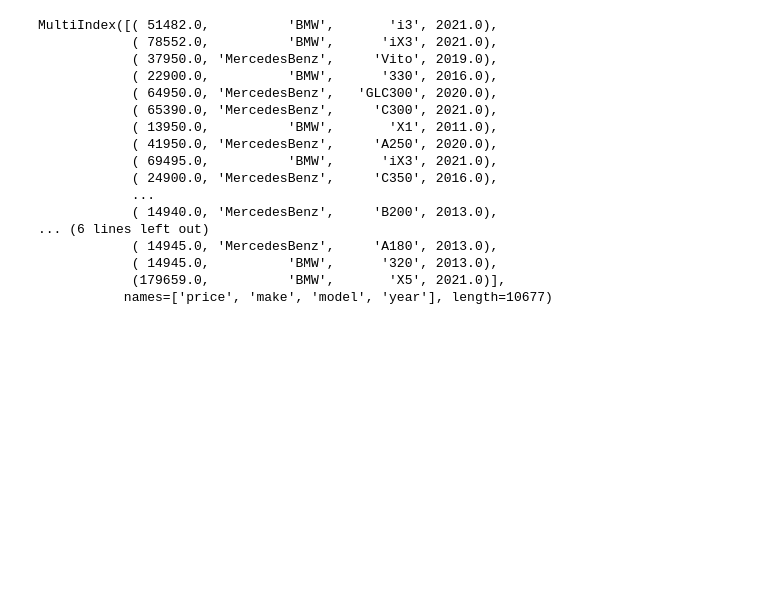
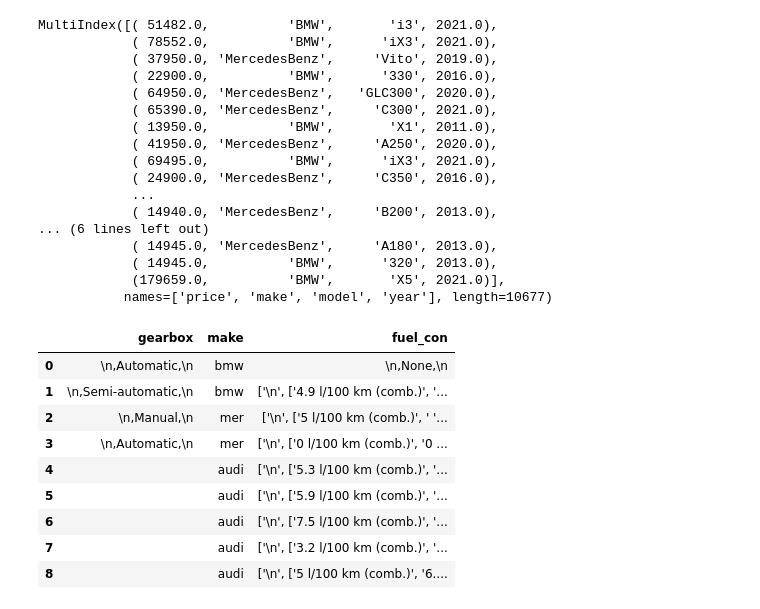
Before and after one commit to abdullahcayde/Auto_Scout_Project, a Jupyter notebook: sil.ipynb, the cells around one changed output. Cells and saved outputs as stored; diff of their text form; code cells hidden in the pictures; blank space fills up the shorter version.

```diff
--- a/sil.ipynb
+++ b/sil.ipynb
@@ -942,3 +978,24 @@ MultiIndex([( 51482.0,          'BMW',       'i3', 2021.0),
             ( 14945.0,          'BMW',      '320', 2013.0),
             (179659.0,          'BMW',       'X5', 2021.0)],
            names=['price', 'make', 'model', 'year'], length=10677)
+# %%
+import pandas as pd
+import numpy as np
+import seaborn as sns
+import regex
+import datetime
+import matplotlib.pyplot as plt
+
+import warnings
+warnings.simplefilter(action='ignore')
+
+# Show 2 decimals
+pd.set_option('display.float_format', lambda x: '%.0f' % x)
+#pd.options.display.float_format = '{:,.2f}'.format
+
+#Butun kolon ve satirlari gormek icin
+pd.set_option('display.max_columns', None)
+pd.set_option('display.max_rows', None)
+
+# Set plot background
+sns.set_theme(style="whitegrid")
@@ -944,0 +1005,23 @@ MultiIndex([( 51482.0,          'BMW',       'i3', 2021.0),
+# %%
+df = pd.DataFrame({'gearbox' : ['\n,Automatic,\n', '\n,Semi-automatic,\n', '\n,Manual,\n', '\n,Automatic,\n', '', '', '', '', ''],
+             'make' : ['bmw', 'bmw', 'mer', 'mer', 'audi', 'audi', 'audi', 'audi', 'audi'],
+        'fuel_con' : ["\n,None,\n", "['\\n', ['4.9 l/100 km (comb.)', ' ', ' '], '\\n']",
+       "['\\n', ['5 l/100 km (comb.)', ' ', ' '], '\\n']",
+       "['\\n', ['0 l/100 km (comb.)', '0 l/100 km (city)', '0 l/100 km (country)'], '\\n']",
+       "['\\n', ['5.3 l/100 km (comb.)', '6.5 l/100 km (city)', '4.6 l/100 km (country)'], '\\n']",
+       "['\\n', ['5.9 l/100 km (comb.)', '7.5 l/100 km (city)', '5.1 l/100 km (country)'], '\\n']",
+       "['\\n', ['7.5 l/100 km (comb.)', '9.4 l/100 km (city)', '6.4 l/100 km (country)'], '\\n']",
+       "['\\n', ['3.2 l/100 km (comb.)', '4.1 l/100 km (city)', '2.7 l/100 km (country)'], '\\n']",
+       "['\\n', ['5 l/100 km (comb.)', '6.1 l/100 km (city)', '4.3 l/100 km (country)'], '\\n']"] })
+df
+# %% [output]
+|  | gearbox | make | fuel_con |
+| 0 | \n,Automatic,\n | bmw | \n,None,\n |
+| 1 | \n,Semi-automatic,\n | bmw | ['\n', ['4.9 l/100 km (comb.)', '... |
+| 2 | \n,Manual,\n | mer | ['\n', ['5 l/100 km (comb.)', ' '... |
+| 3 | \n,Automatic,\n | mer | ['\n', ['0 l/100 km (comb.)', '0 ... |
+| 4 |  | audi | ['\n', ['5.3 l/100 km (comb.)', '... |
+| 5 |  | audi | ['\n', ['5.9 l/100 km (comb.)', '... |
+| 6 |  | audi | ['\n', ['7.5 l/100 km (comb.)', '... |
+| 7 |  | audi | ['\n', ['3.2 l/100 km (comb.)', '... |
+| 8 |  | audi | ['\n', ['5 l/100 km (comb.)', '6.... |
```
Also changed, not shown: parts of 15 cells of this notebook, 2 other files.
